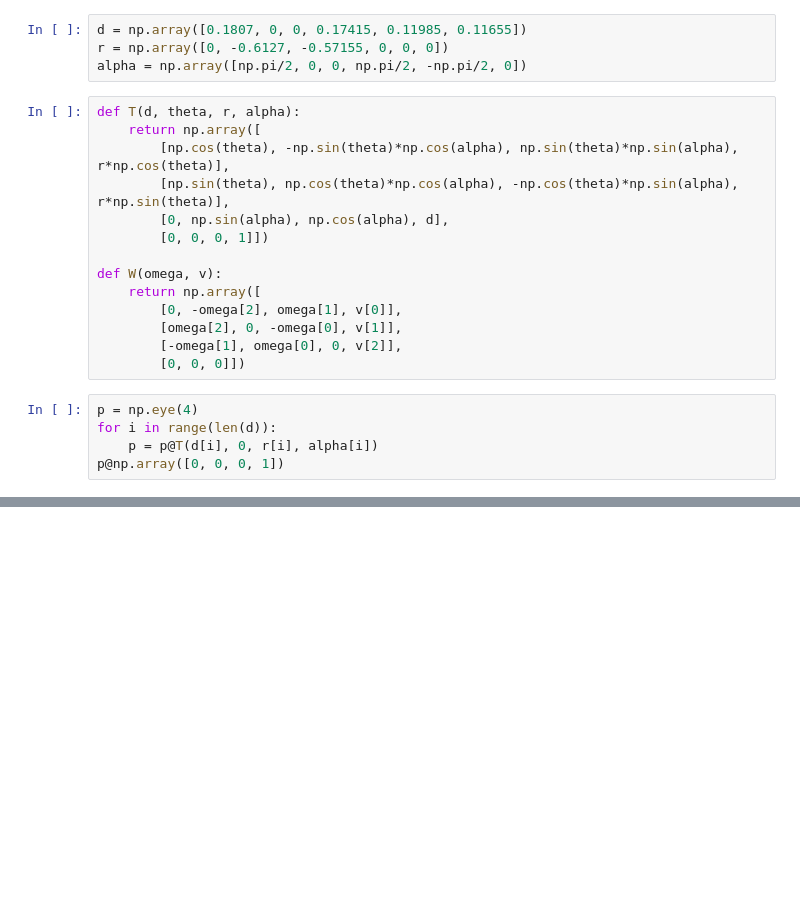
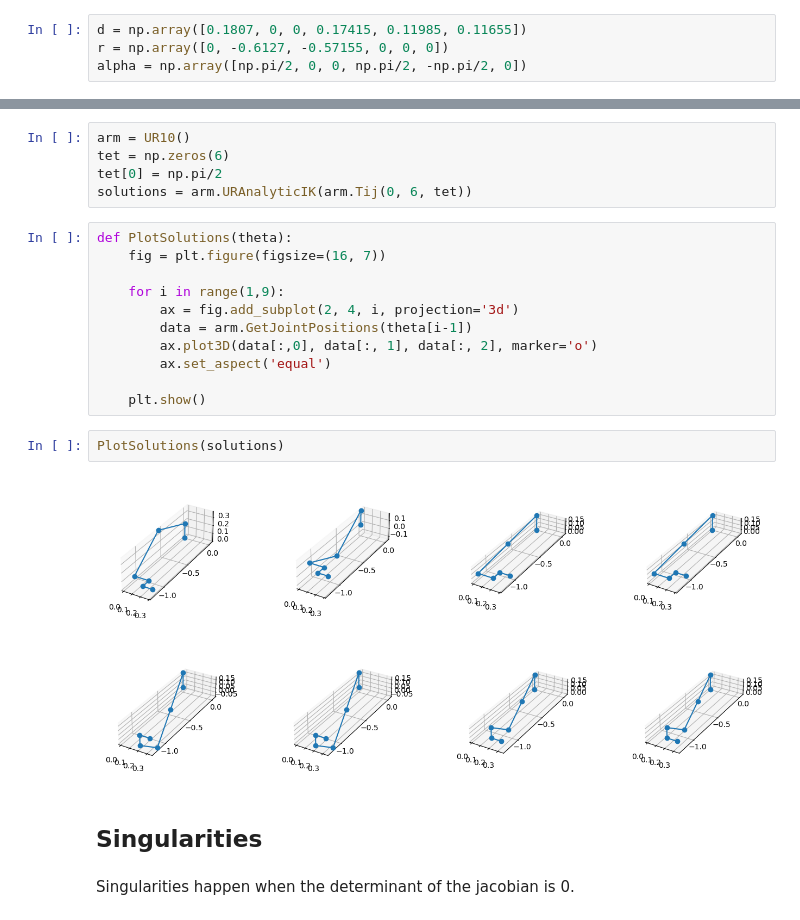
Before and after one commit to robotengineer123/RR-RobotSim, a Jupyter notebook: src/ur_kinematics/scripts/ur_kinematics.ipynb, the cells around one changed output, grey strips where cells are left out. Saved outputs shown, nothing was run; the diff lists cells and outputs as text; blank space fills up the shorter version.

```diff
--- a/src/ur_kinematics/scripts/ur_kinematics.ipynb
+++ b/src/ur_kinematics/scripts/ur_kinematics.ipynb
@@ -4,22 +8,3 @@ import numpy as np
 d = np.array([0.1807, 0, 0, 0.17415, 0.11985, 0.11655])
 r = np.array([0, -0.6127, -0.57155, 0, 0, 0])
 alpha = np.array([np.pi/2, 0, 0, np.pi/2, -np.pi/2, 0])
-# %%
-def T(d, theta, r, alpha):
-    return np.array([
-        [np.cos(theta), -np.sin(theta)*np.cos(alpha), np.sin(theta)*np.sin(alpha), r*np.cos(theta)],
-        [np.sin(theta), np.cos(theta)*np.cos(alpha), -np.cos(theta)*np.sin(alpha), r*np.sin(theta)],
-        [0, np.sin(alpha), np.cos(alpha), d],
-        [0, 0, 0, 1]])
-
-def W(omega, v):
-    return np.array([
-        [0, -omega[2], omega[1], v[0]],
-        [omega[2], 0, -omega[0], v[1]],
-        [-omega[1], omega[0], 0, v[2]],
-        [0, 0, 0]])
-# %%
-p = np.eye(4)
-for i in range(len(d)):
-    p = p@T(d[i], 0, r[i], alpha[i])
-p@np.array([0, 0, 0, 1])
@@ -27,0 +202,24 @@ array([-1.18425, -0.2907 ,  0.06085,  1.     ])
+# %%
+arm = UR10()
+tet = np.zeros(6)
+tet[0] = np.pi/2
+solutions = arm.URAnalyticIK(arm.Tij(0, 6, tet))
+# %%
+def PlotSolutions(theta):
+    fig = plt.figure(figsize=(16, 7))
+
+    for i in range(1,9):
+        ax = fig.add_subplot(2, 4, i, projection='3d')
+        data = arm.GetJointPositions(theta[i-1])
+        ax.plot3D(data[:,0], data[:, 1], data[:, 2], marker='o')
+        ax.set_aspect('equal')
+
+    plt.show()
+# %%
+PlotSolutions(solutions)
+# %% [output]
+[figure, added]
+# %% [markdown]
+## Singularities
+# %% [markdown]
+Singularities happen when the determinant of the jacobian is 0.
```
Also changed, not shown: parts of 7 cells of this notebook.
